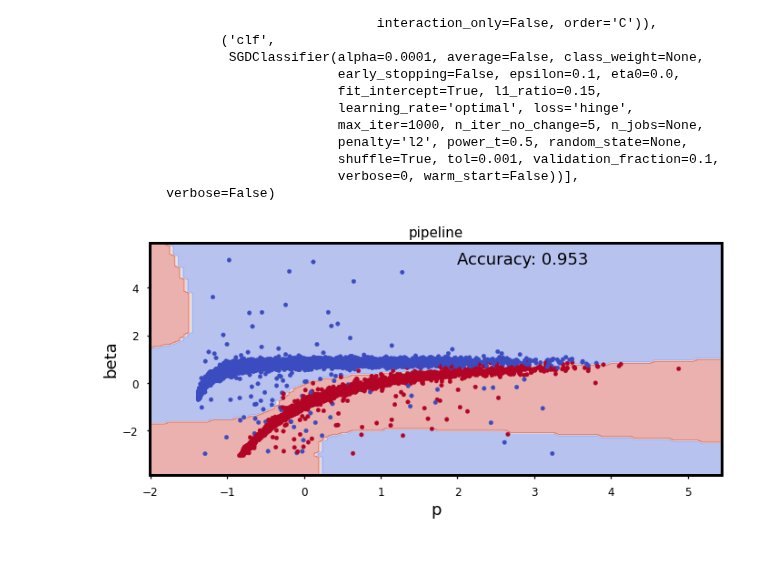
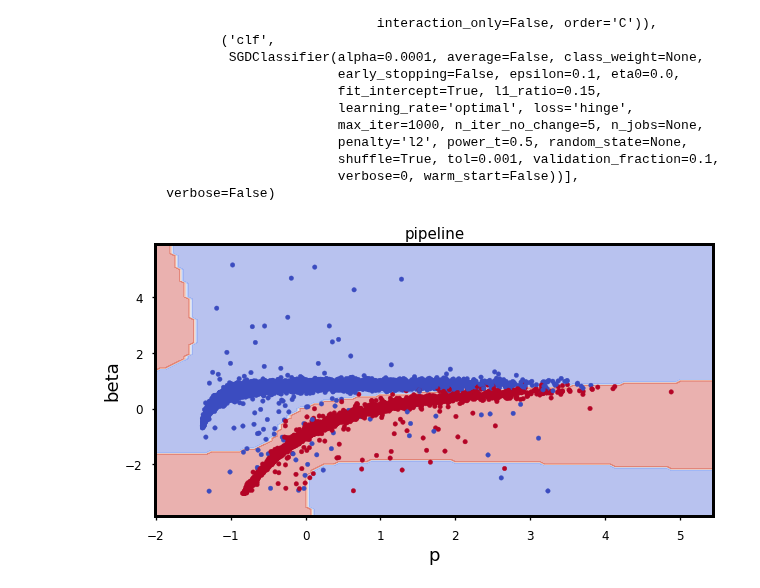
Before and after one commit to sraeisi/MachineLearning_Physics, a Jupyter notebook: 1/MLP_Basics_Model.ipynb, the cells around one changed output. Saved outputs shown, nothing was run; the diff lists cells and outputs as text; code cells hidden in the pictures; blank space fills up the shorter version.

```diff
--- a/1/MLP_Basics_Model.ipynb
+++ b/1/MLP_Basics_Model.ipynb
@@ -548,17 +555,15 @@ Pipeline(memory=None,
                                verbose=0, warm_start=False))],
          verbose=False)
 # %%
+x1_list, x2_list = grid(X[:,0], X[:,1], n_points=100)
+X_grid = np.vstack([x1_list.reshape(-1),x2_list.reshape(-1)]).T
+
 fig = plt.figure(figsize=(10,5))
-ax = fig.add_subplot(1, 1, 1 , xlabel = x_label, ylabel=y_label, title = 'pipeline')
+ax = fig.add_subplot(1, 1, 1 , xlabel = 'p', ylabel='beta', title = 'pipeline')
 Y_grid = clf_pipeline.predict( X_grid ).reshape(x1_list.shape )
 
 ax.contourf(x1_list, x2_list, Y_grid, alpha=.4, cmap=plt.cm.coolwarm)
 ax.scatter(*X.T, c=Y, cmap=plt.cm.coolwarm, s=20)
-ax.text(2, 5, f'Accuracy: {np.round( clf.score(transformer.transform(X) , Y),3)}')
-
-
-plt.tight_layout()
-
 plt.show()
 # %% [output]
-[figure, old version]
+[figure, new version]
```
Also changed, not shown: parts of 7 cells of this notebook.
